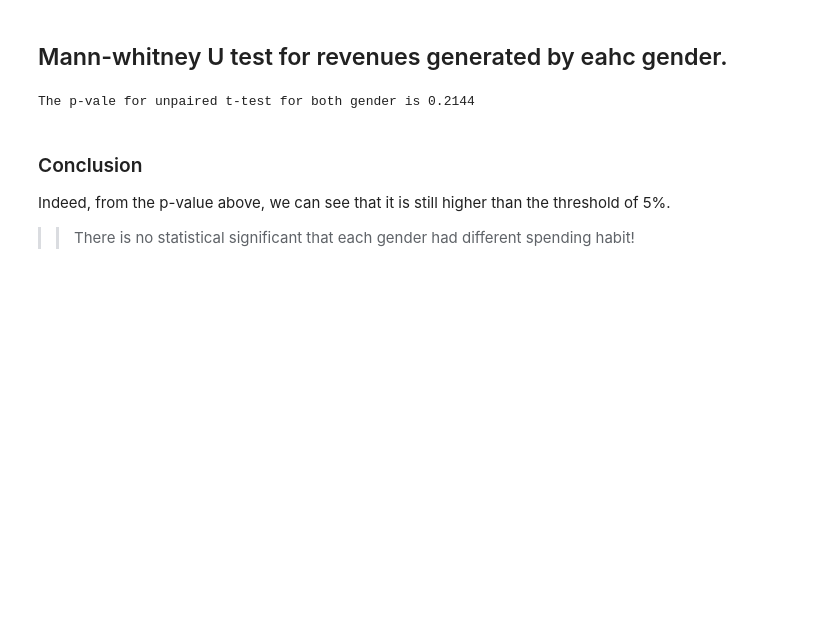
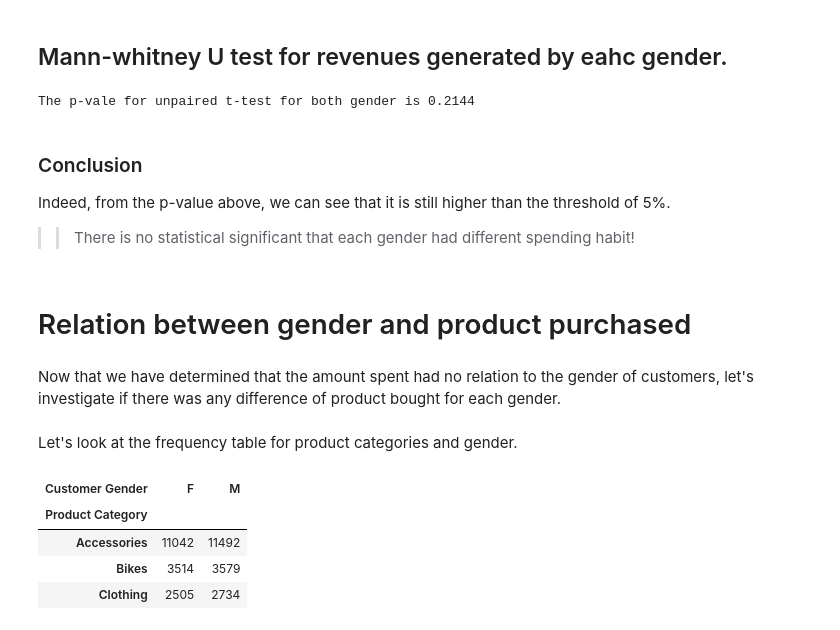
Before and after one commit to ShiYang1101/cycle_sales, a Jupyter notebook: bike_sales.ipynb, the cells around one changed output. Saved outputs shown, nothing was run; the diff lists cells and outputs as text; code cells hidden in the pictures; blank space fills up the shorter version.

```diff
--- a/bike_sales.ipynb
+++ b/bike_sales.ipynb
@@ -122,3 +122,20 @@ The p-vale for unpaired t-test for both gender is 0.2144
 Indeed, from the p-value above, we can see that it is still higher than the threshold of 5%.
 
 >> There is no statistical significant that each gender had different spending habit!
+# %% [markdown]
+# Relation between gender and product purchased
+# %% [markdown]
+Now that we have determined that the amount spent had no relation to the gender of customers, let's investigate if there was any difference of product bought for each gender.
+# %% [markdown]
+Let's look at the frequency table for product categories and gender.
+# %%
+gender_category_df = sales_df.groupby(['Customer Gender', 'Product Category'])['Product Category'] \
+                        .count().unstack().T
+
+gender_category_df
+# %% [output]
+| Customer Gender | F | M |
+| Product Category |  |  |
+| Accessories | 11042 | 11492 |
+| Bikes | 3514 | 3579 |
+| Clothing | 2505 | 2734 |
```
Also changed, not shown: parts of 10 cells of this notebook, 1 other file.
